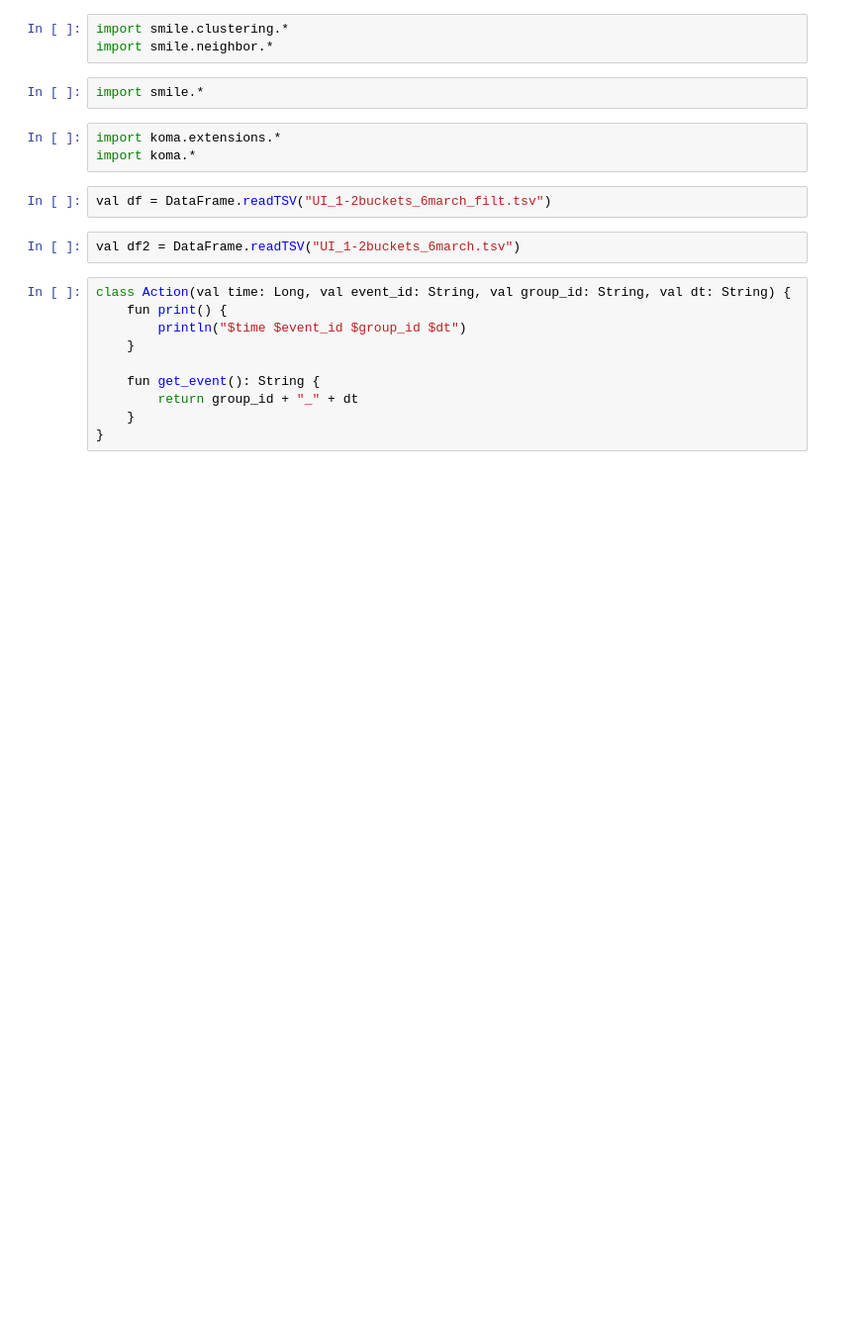
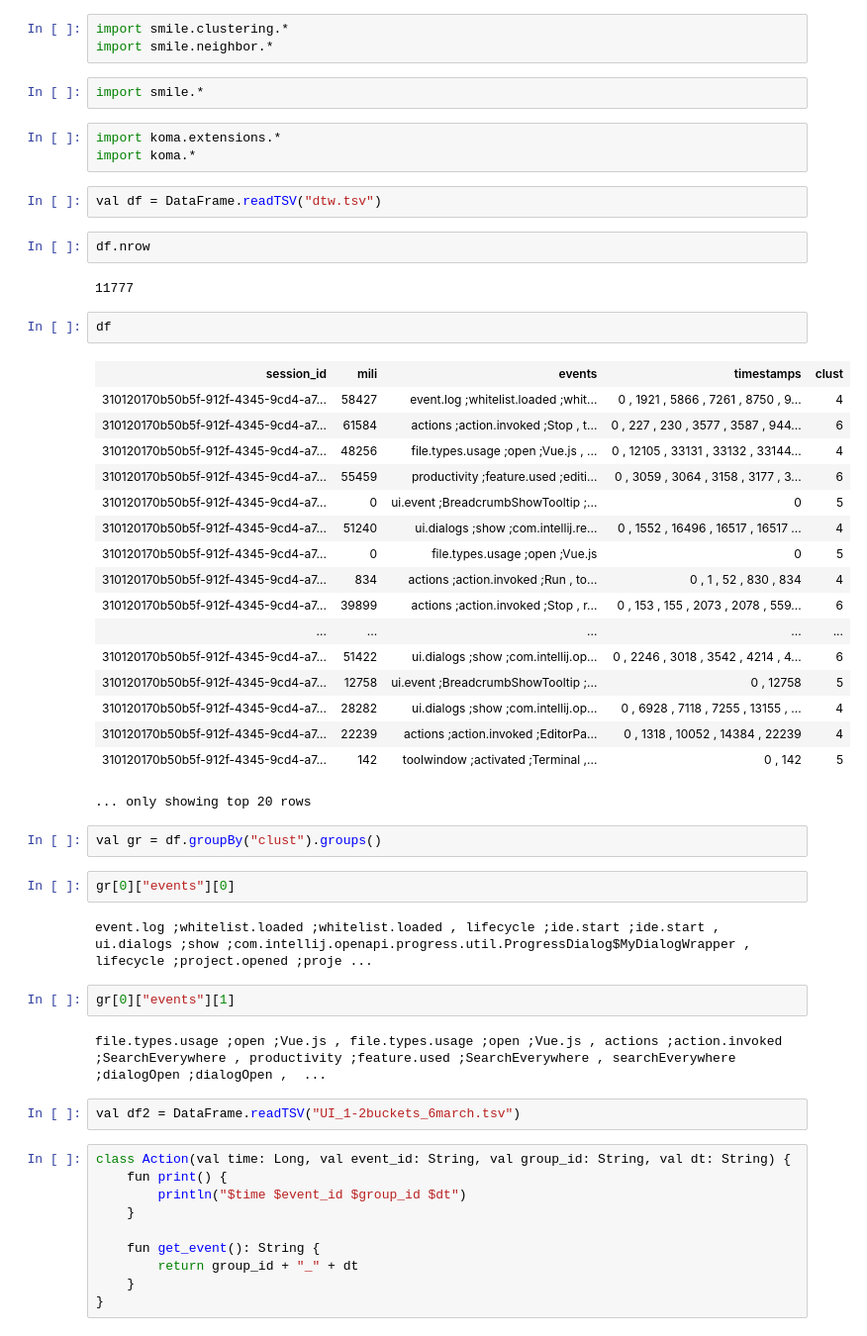
Before and after one commit to kraalfar/classification, a Jupyter notebook: data/generator.ipynb, the cells around one changed output. Shown at 99% size. Saved outputs shown, nothing was run; the diff lists cells and outputs as text; blank space fills up the shorter version.

```diff
--- a/data/generator.ipynb
+++ b/data/generator.ipynb
@@ -18,7 +18,41 @@ import smile.*
 import koma.extensions.*
 import koma.*
 # %%
-val df = DataFrame.readTSV("UI_1-2buckets_6march_filt.tsv")
+val df = DataFrame.readTSV("dtw.tsv")
+# %%
+df.nrow
+# %% [output]
+11777
+# %%
+df
+# %% [output]
+| session_id | mili | events | timestamps | clust |
+| 310120170b50b5f-912f-4345-9cd4-a7... | 58427 | event.log ;whitelist.loaded ;whit... | 0 , 1921 , 5866 , 7261 , 8750 , 9... | 4 |
+| 310120170b50b5f-912f-4345-9cd4-a7... | 61584 | actions ;action.invoked ;Stop , t... | 0 , 227 , 230 , 3577 , 3587 , 944... | 6 |
+| 310120170b50b5f-912f-4345-9cd4-a7... | 48256 | file.types.usage ;open ;Vue.js , ... | 0 , 12105 , 33131 , 33132 , 33144... | 4 |
+| 310120170b50b5f-912f-4345-9cd4-a7... | 55459 | productivity ;feature.used ;editi... | 0 , 3059 , 3064 , 3158 , 3177 , 3... | 6 |
+| 310120170b50b5f-912f-4345-9cd4-a7... | 0 | ui.event ;BreadcrumbShowTooltip ;... | 0 | 5 |
+| 310120170b50b5f-912f-4345-9cd4-a7... | 51240 | ui.dialogs ;show ;com.intellij.re... | 0 , 1552 , 16496 , 16517 , 16517 ... | 4 |
+| 310120170b50b5f-912f-4345-9cd4-a7... | 0 | file.types.usage ;open ;Vue.js | 0 | 5 |
+| 310120170b50b5f-912f-4345-9cd4-a7... | 834 | actions ;action.invoked ;Run , to... | 0 , 1 , 52 , 830 , 834 | 4 |
+| 310120170b50b5f-912f-4345-9cd4-a7... | 39899 | actions ;action.invoked ;Stop , r... | 0 , 153 , 155 , 2073 , 2078 , 559... | 6 |
+| ... | ... | ... | ... | ... |
+| 310120170b50b5f-912f-4345-9cd4-a7... | 51422 | ui.dialogs ;show ;com.intellij.op... | 0 , 2246 , 3018 , 3542 , 4214 , 4... | 6 |
+| 310120170b50b5f-912f-4345-9cd4-a7... | 12758 | ui.event ;BreadcrumbShowTooltip ;... | 0 , 12758 | 5 |
+| 310120170b50b5f-912f-4345-9cd4-a7... | 28282 | ui.dialogs ;show ;com.intellij.op... | 0 , 6928 , 7118 , 7255 , 13155 , ... | 4 |
+| 310120170b50b5f-912f-4345-9cd4-a7... | 22239 | actions ;action.invoked ;EditorPa... | 0 , 1318 , 10052 , 14384 , 22239 | 4 |
+| 310120170b50b5f-912f-4345-9cd4-a7... | 142 | toolwindow ;activated ;Terminal ,... | 0 , 142 | 5 |
+... only showing top 20 rows
+# %%
+val gr = df.groupBy("clust").groups()
+# %%
+gr[0]["events"][0]
+# %% [output]
+event.log ;whitelist.loaded ;whitelist.loaded , lifecycle ;ide.start ;ide.start , ui.dialogs ;show ;com.intellij.openapi.progress.util.ProgressDialog$MyDialogWrapper , lifecycle ;project.opened ;proje ...
+# %%
+gr[0]["events"][1]
+# %% [output]
+file.types.usage ;open ;Vue.js , file.types.usage ;open ;Vue.js , actions ;action.invoked ;SearchEverywhere , productivity ;feature.used ;SearchEverywhere , searchEverywhere ;dialogOpen ;dialogOpen ,  ...
 # %%
 val df2 = DataFrame.readTSV("UI_1-2buckets_6march.tsv")
 # %%
```
Also changed, not shown: 6 other files.
